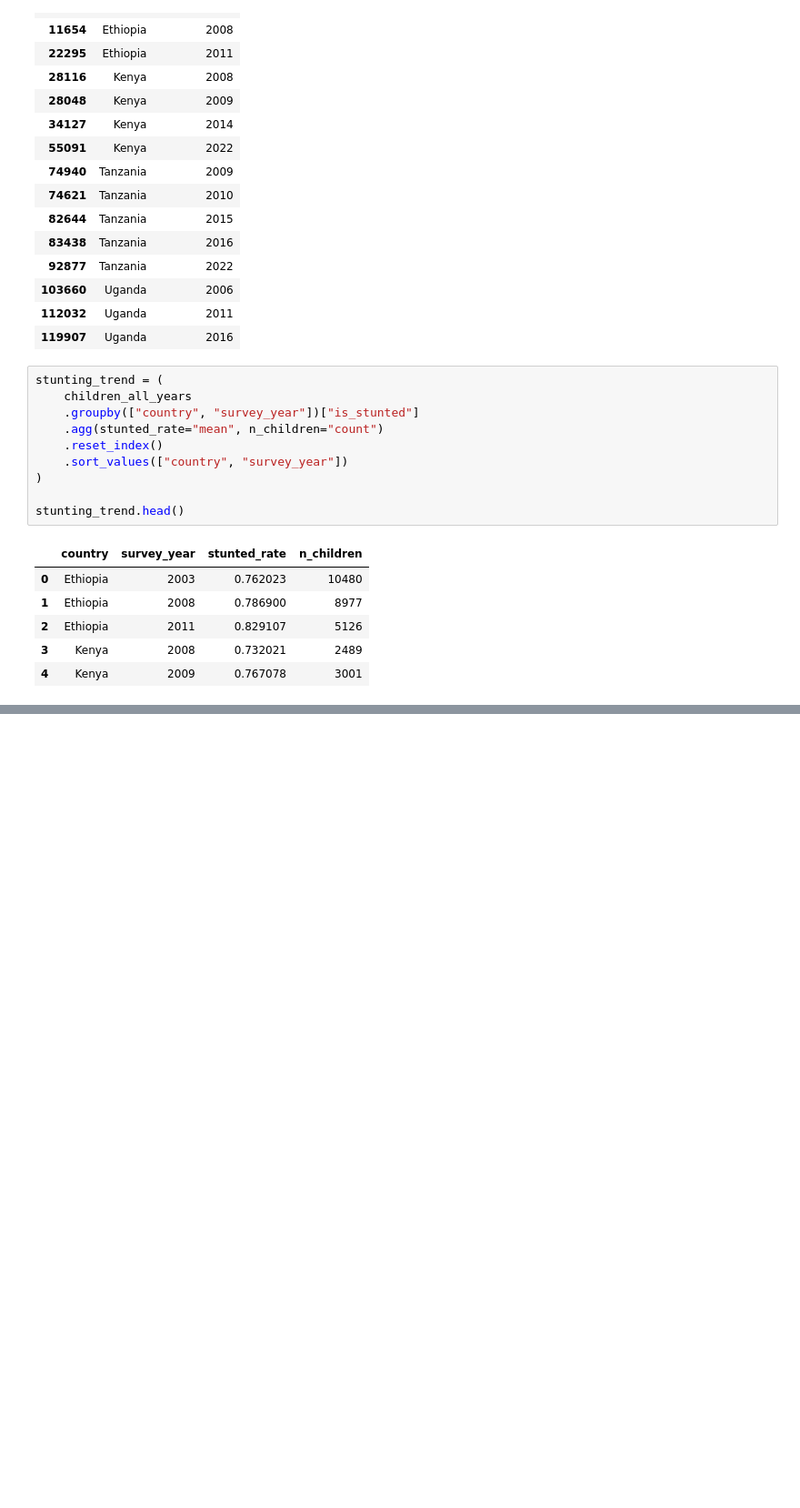
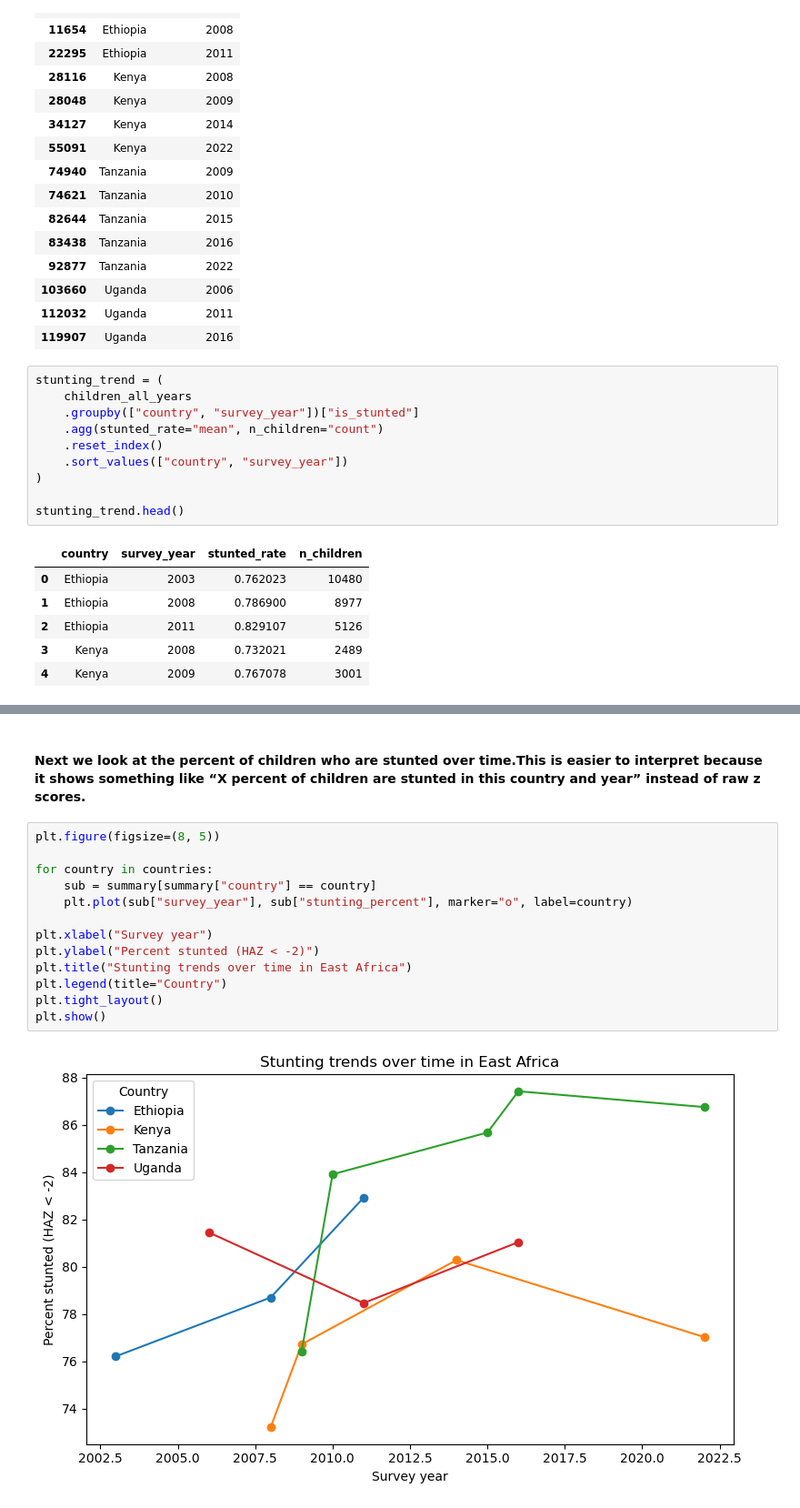
Before and after one commit to venusony/Climate-Malnutrition-EastAfrica, a Jupyter notebook: climate plus region data/Child malnutrition patterns and inequality in East Africa.ipynb, the cells around one changed output, grey strips where cells are left out. Shown at 91% size. Drawn from its saved outputs; the diff is of its cells as text; blank space fills up the shorter version.

```diff
--- a/climate plus region data/Child malnutrition patterns and inequality in East Africa.ipynb
+++ b/climate plus region data/Child malnutrition patterns and inequality in East Africa.ipynb
@@ -151,0 +197,17 @@ plt.show()
+# %% [markdown]
+#### Next we look at the percent of children who are stunted over time.This is easier to interpret because it shows something like “X percent of children are stunted in this country and year” instead of raw z scores.
+# %%
+plt.figure(figsize=(8, 5))
+
+for country in countries:
+    sub = summary[summary["country"] == country]
+    plt.plot(sub["survey_year"], sub["stunting_percent"], marker="o", label=country)
+
+plt.xlabel("Survey year")
+plt.ylabel("Percent stunted (HAZ < -2)")
+plt.title("Stunting trends over time in East Africa")
+plt.legend(title="Country")
+plt.tight_layout()
+plt.show()
+# %% [output]
+[figure, added]
```
Also changed, not shown: parts of 25 cells of this notebook.
